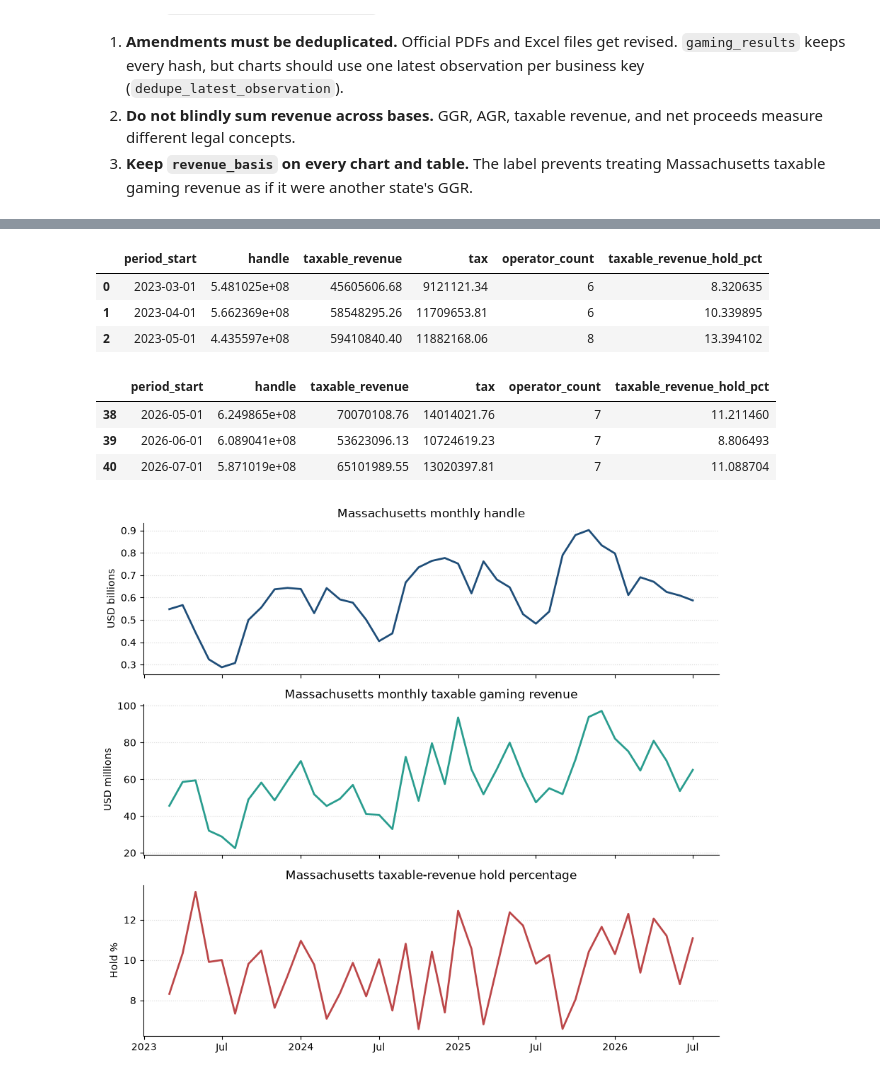
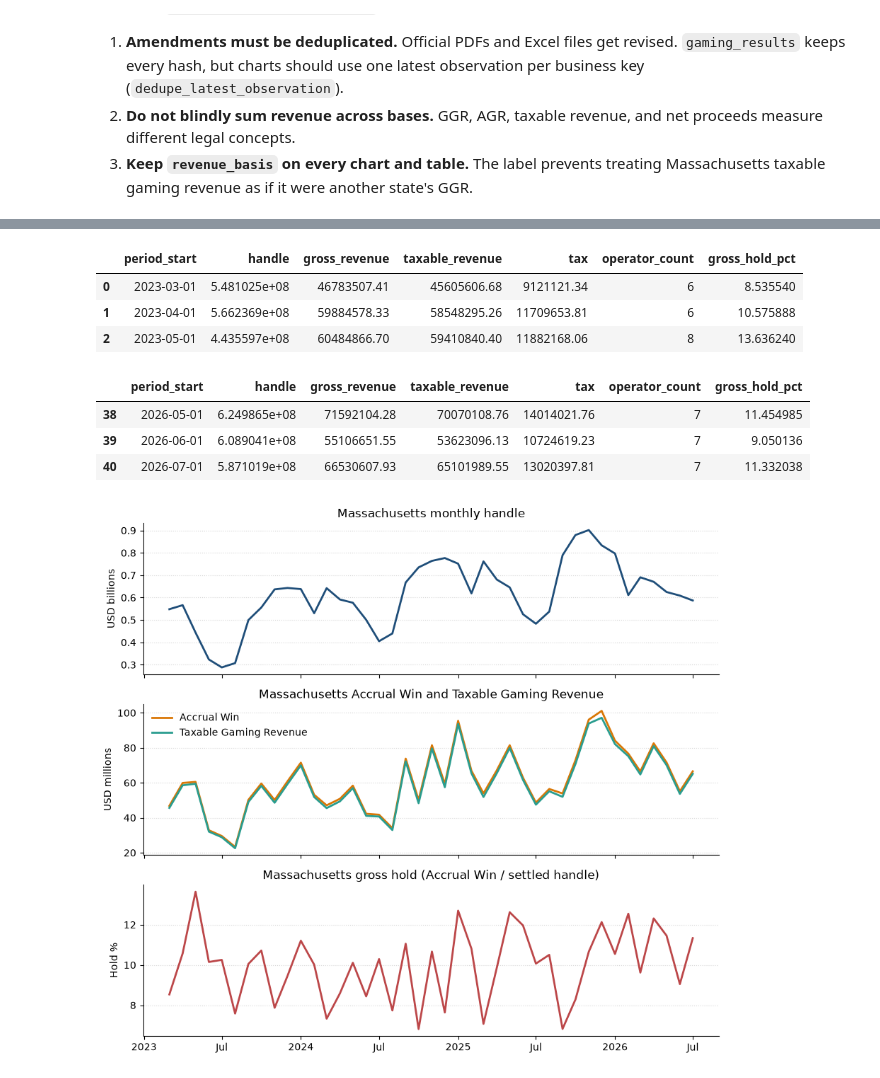
Before and after one commit to seangelb/researchOS, a Jupyter notebook: notebooks/40_sqlite_ggr_analysis.ipynb, the cells around one changed output, grey strips where cells are left out. Cells and saved outputs as stored; diff of their text form; code cells hidden in the pictures.

```diff
--- a/notebooks/40_sqlite_ggr_analysis.ipynb
+++ b/notebooks/40_sqlite_ggr_analysis.ipynb
@@ -197,30 +209,31 @@ ma_monthly = (
     ma_operators.groupby("period_start", as_index=False)
     .agg(
         handle=("handle", "sum"),
+        gross_revenue=("gross_revenue", "sum"),
         taxable_revenue=("taxable_revenue", "sum"),
         tax=("tax", "sum"),
         operator_count=("operator", "nunique"),
     )
 )
 ma_monthly["period_start"] = pd.to_datetime(ma_monthly["period_start"])
-ma_monthly["taxable_revenue_hold_pct"] = (
-    100.0 * ma_monthly["taxable_revenue"] / ma_monthly["handle"]
-)
+ma_monthly["gross_hold_pct"] = 100.0 * ma_monthly["gross_revenue"] / ma_monthly["handle"]
 ma_monthly = ma_monthly.sort_values("period_start").reset_index(drop=True)
 
+assert ma_monthly["gross_revenue"].notna().all(), "MA Accrual Win / gross_revenue must be populated"
 display(ma_monthly.head(3))
 display(ma_monthly.tail(3))
 # %% [output]
-|  | period_start | handle | taxable_revenue | tax | operator_count | taxable_revenue_hold_pct |
-| 0 | 2023-03-01 | 5.481025e+08 | 45605606.68 | 9121121.34 | 6 | 8.320635 |
-| 1 | 2023-04-01 | 5.662369e+08 | 58548295.26 | 11709653.81 | 6 | 10.339895 |
-| 2 | 2023-05-01 | 4.435597e+08 | 59410840.40 | 11882168.06 | 8 | 13.394102 |
+|  | period_start | handle | gross_revenue | taxable_revenue | tax | operator_count | gross_hold_pct |
+| 0 | 2023-03-01 | 5.481025e+08 | 46783507.41 | 45605606.68 | 9121121.34 | 6 | 8.535540 |
+| 1 | 2023-04-01 | 5.662369e+08 | 59884578.33 | 58548295.26 | 11709653.81 | 6 | 10.575888 |
+| 2 | 2023-05-01 | 4.435597e+08 | 60484866.70 | 59410840.40 | 11882168.06 | 8 | 13.636240 |
-|  | period_start | handle | taxable_revenue | tax | operator_count | taxable_revenue_hold_pct |
-| 38 | 2026-05-01 | 6.249865e+08 | 70070108.76 | 14014021.76 | 7 | 11.211460 |
-| 39 | 2026-06-01 | 6.089041e+08 | 53623096.13 | 10724619.23 | 7 | 8.806493 |
-| 40 | 2026-07-01 | 5.871019e+08 | 65101989.55 | 13020397.81 | 7 | 11.088704 |
+|  | period_start | handle | gross_revenue | taxable_revenue | tax | operator_count | gross_hold_pct |
+| 38 | 2026-05-01 | 6.249865e+08 | 71592104.28 | 70070108.76 | 14014021.76 | 7 | 11.454985 |
+| 39 | 2026-06-01 | 6.089041e+08 | 55106651.55 | 53623096.13 | 10724619.23 | 7 | 9.050136 |
+| 40 | 2026-07-01 | 5.871019e+08 | 66530607.93 | 65101989.55 | 13020397.81 | 7 | 11.332038 |
 # %%
 COLOR_HANDLE = "#1f4e79"
+COLOR_ACCRUAL = "#d97706"
 COLOR_TAXABLE = "#2a9d8f"
 COLOR_HOLD = "#bc4749"
 
@@ -235,38 +248,49 @@ axes[0].spines["right"].set_visible(False)
 
 axes[1].plot(
     ma_monthly["period_start"],
+    ma_monthly["gross_revenue"] / 1e6,
+    color=COLOR_ACCRUAL,
+    linewidth=2,
+    label="Accrual Win",
+)
+axes[1].plot(
+    ma_monthly["period_start"],
     ma_monthly["taxable_revenue"] / 1e6,
     color=COLOR_TAXABLE,
     linewidth=2,
+    label="Taxable Gaming Revenue",
 )
 axes[1].set_ylabel("USD millions")
-axes[1].set_title("Massachusetts monthly taxable gaming revenue")
+axes[1].set_title("Massachusetts Accrual Win and Taxable Gaming Revenue")
+axes[1].legend(frameon=False, loc="upper left")
 axes[1].grid(axis="y", linestyle=":", alpha=0.5)
 axes[1].spines["top"].set_visible(False)
 axes[1].spines["right"].set_visible(False)
 
 axes[2].plot(
     ma_monthly["period_start"],
-    ma_monthly["taxable_revenue_hold_pct"],
+    ma_monthly["gross_hold_pct"],
     color=COLOR_HOLD,
     linewidth=2,
 )
 axes[2].set_ylabel("Hold %")
-axes[2].set_title("Massachusetts taxable-revenue hold percentage")
+axes[2].set_title("Massachusetts gross hold (Accrual Win / settled handle)")
 axes[2].grid(axis="y", linestyle=":", alpha=0.5)
 axes[2].spines["top"].set_visible(False)
 axes[2].spines["right"].set_visible(False)
 
-locator = mdates.MonthLocator(bymonth=(1, 7))
+locator = mdates.AutoDateLocator(minticks=4, maxticks=7)
+locator.intervald[mdates.YEARLY] = [1, 2]
+locator.intervald[mdates.MONTHLY] = [1, 2, 3, 4, 6]
 formatter = mdates.ConciseDateFormatter(locator)
 for axis in axes:
     axis.xaxis.set_major_locator(locator)
     axis.xaxis.set_major_formatter(formatter)
 
 fig.tight_layout()
 plt.show()
 # %% [output]
-[figure, old version]
+[figure, new version]
 # %%
 latest_ma_month = ma_monthly["period_start"].iloc[-1]
 latest_ma_label = latest_ma_month.strftime("%B %Y")
```
Also changed, not shown: parts of 9 cells of this notebook, 1 other file.
